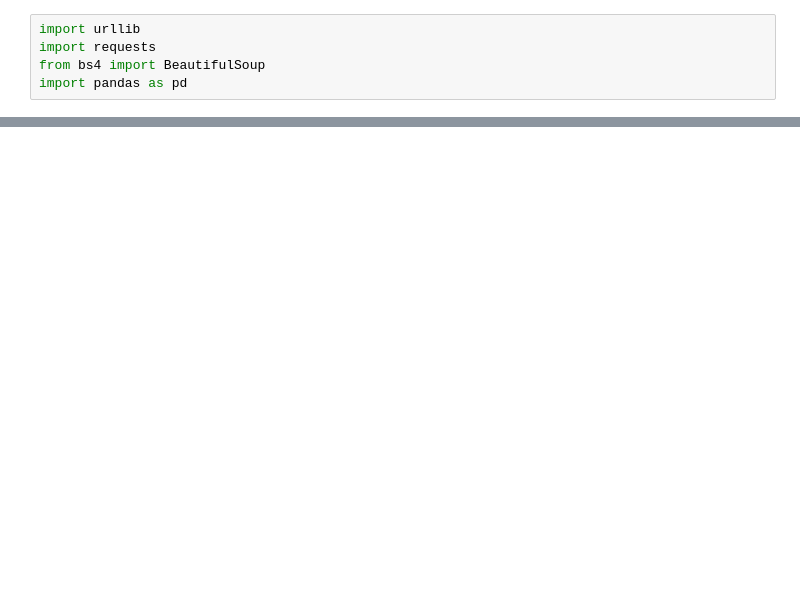
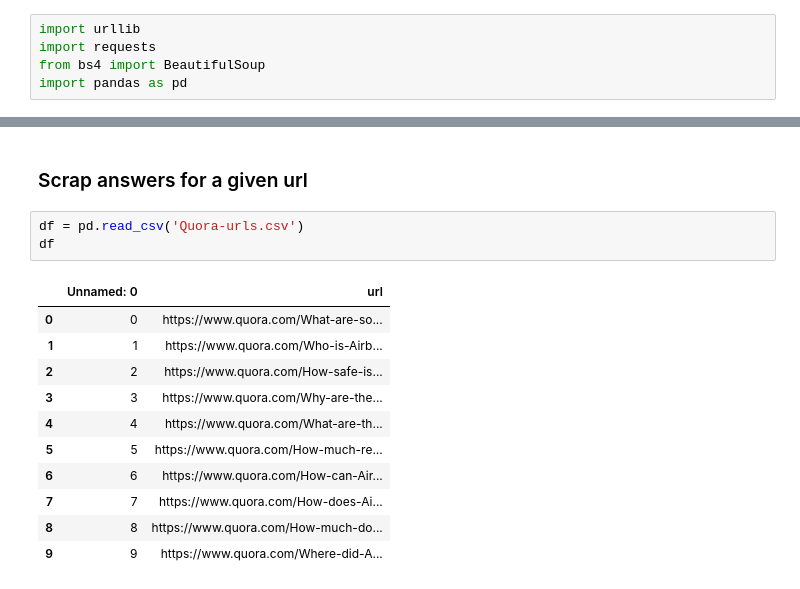
Before and after one commit to sudha-vijayakumar/299A-SMARTRec, a Jupyter notebook: QA DataScrappers/quora-scrapper.ipynb, the cells around one changed output, grey strips where cells are left out. Saved outputs shown, nothing was run; the diff lists cells and outputs as text; blank space fills up the shorter version.

Commit message:
Quora - Scraper update
Retrieving, Storing urls & answers

```diff
--- a/QA DataScrappers/quora-scrapper.ipynb
+++ b/QA DataScrappers/quora-scrapper.ipynb
@@ -41,0 +41,17 @@ Something went wrong. Wait a moment and try again.Try again
+# %% [markdown]
+### Scrap answers for a given url
+# %%
+df = pd.read_csv('Quora-urls.csv')
+df
+# %% [output]
+|  | Unnamed: 0 | url |
+| 0 | 0 | https://www.quora.com/What-are-so... |
+| 1 | 1 | https://www.quora.com/Who-is-Airb... |
+| 2 | 2 | https://www.quora.com/How-safe-is... |
+| 3 | 3 | https://www.quora.com/Why-are-the... |
+| 4 | 4 | https://www.quora.com/What-are-th... |
+| 5 | 5 | https://www.quora.com/How-much-re... |
+| 6 | 6 | https://www.quora.com/How-can-Air... |
+| 7 | 7 | https://www.quora.com/How-does-Ai... |
+| 8 | 8 | https://www.quora.com/How-much-do... |
+| 9 | 9 | https://www.quora.com/Where-did-A... |
```
Also changed, not shown: parts of 15 cells of this notebook, 10 other files.
